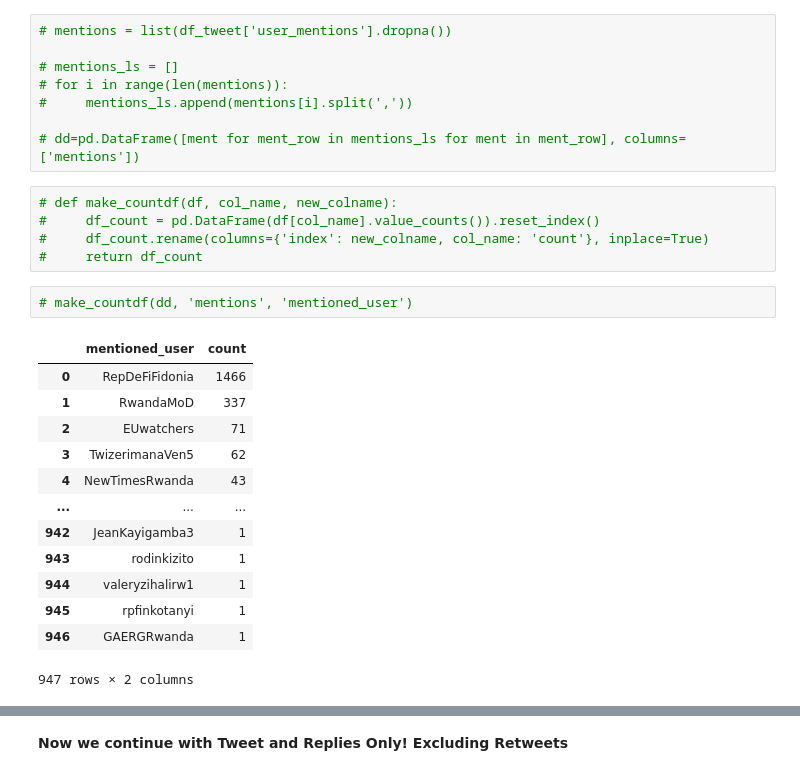
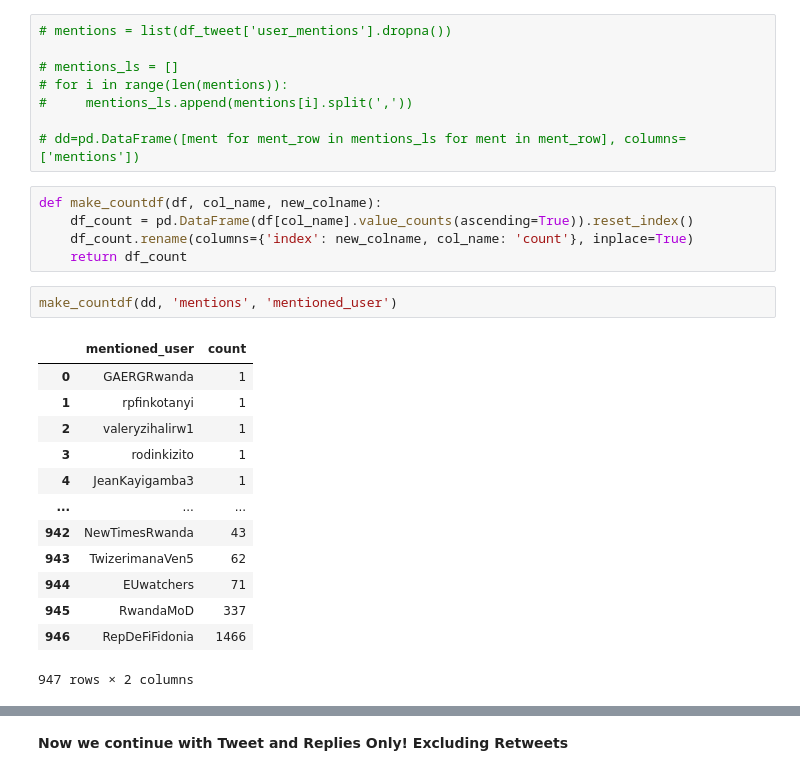
Before and after one commit to fbagire/tweets_analyze, a Jupyter notebook: analysis.ipynb, the cells around one changed output, grey strips where cells are left out. Cells and saved outputs as stored; diff of their text form.

```diff
--- a/analysis.ipynb
+++ b/analysis.ipynb
@@ -190,23 +190,23 @@ df_tweet.to_excel('plotly_dashboard/processed_tweet_data.xlsx')
 
 # dd=pd.DataFrame([ment for ment_row in mentions_ls for ment in ment_row], columns=['mentions'])
 # %%
-# def make_countdf(df, col_name, new_colname):
-#     df_count = pd.DataFrame(df[col_name].value_counts()).reset_index()
-#     df_count.rename(columns={'index': new_colname, col_name: 'count'}, inplace=True)
-#     return df_count
+def make_countdf(df, col_name, new_colname):
+    df_count = pd.DataFrame(df[col_name].value_counts(ascending=True)).reset_index()
+    df_count.rename(columns={'index': new_colname, col_name: 'count'}, inplace=True)
+    return df_count
 # %%
-# make_countdf(dd, 'mentions', 'mentioned_user')
+make_countdf(dd, 'mentions', 'mentioned_user')
 # %% [output]
 |  | mentioned_user | count |
-| 0 | RepDeFiFidonia | 1466 |
-| 1 | RwandaMoD | 337 |
-| 2 | EUwatchers | 71 |
-| 3 | TwizerimanaVen5 | 62 |
-| 4 | NewTimesRwanda | 43 |
+| 0 | GAERGRwanda | 1 |
+| 1 | rpfinkotanyi | 1 |
+| 2 | valeryzihalirw1 | 1 |
+| 3 | rodinkizito | 1 |
+| 4 | JeanKayigamba3 | 1 |
 | ... | ... | ... |
-| 942 | JeanKayigamba3 | 1 |
-| 943 | rodinkizito | 1 |
-| 944 | valeryzihalirw1 | 1 |
-| 945 | rpfinkotanyi | 1 |
-| 946 | GAERGRwanda | 1 |
+| 942 | NewTimesRwanda | 43 |
+| 943 | TwizerimanaVen5 | 62 |
+| 944 | EUwatchers | 71 |
+| 945 | RwandaMoD | 337 |
+| 946 | RepDeFiFidonia | 1466 |
 947 rows × 2 columns
```
Also changed, not shown: parts of 1 cell of this notebook, 11 other files.
